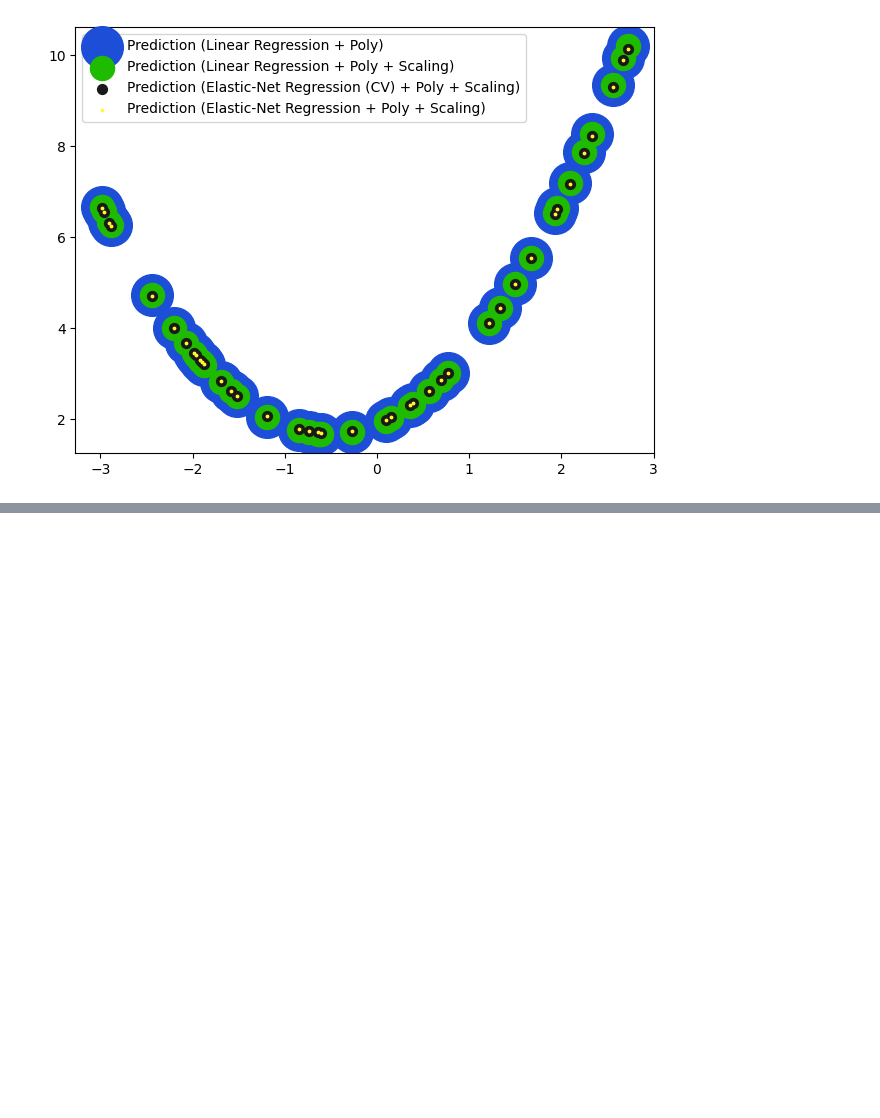
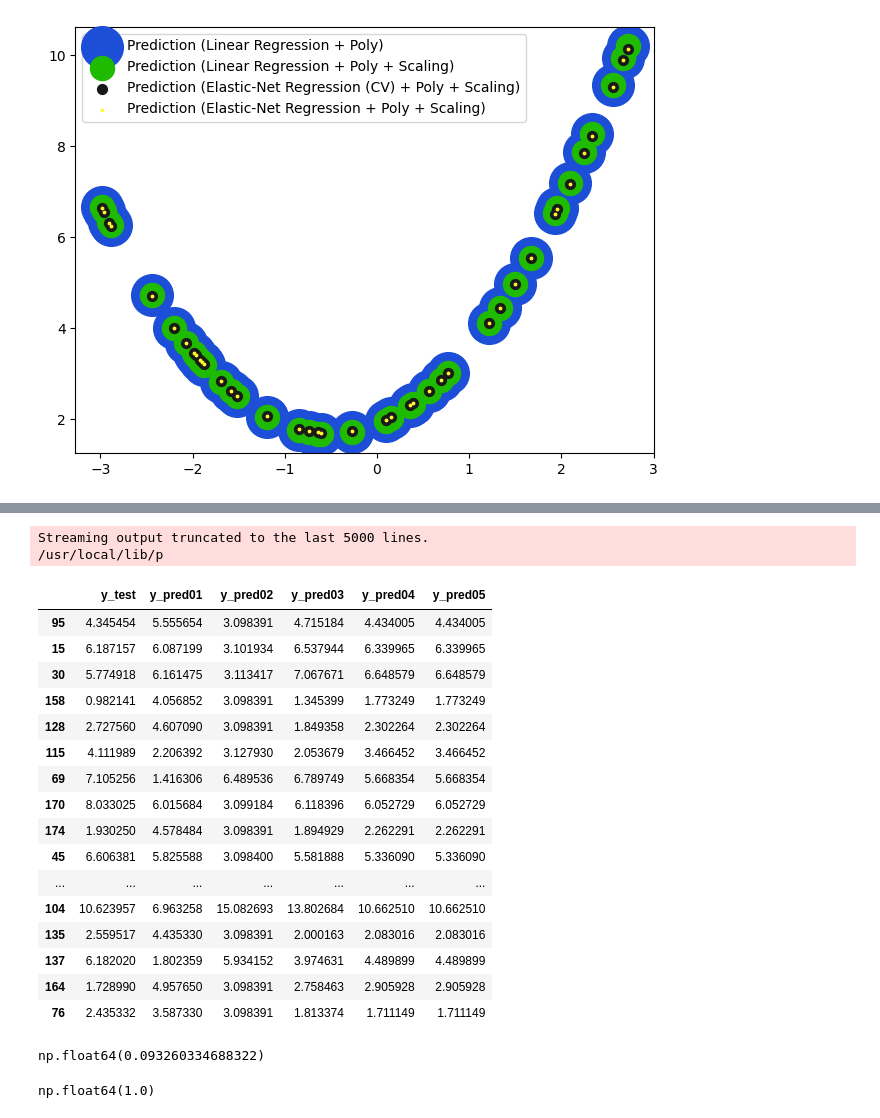
Before and after one commit to FredArgoX/ChaoticTest_DataX, a Jupyter notebook: ChaoticTest_PolyRegres.ipynb, the cells around one changed output, grey strips where cells are left out. Drawn from its saved outputs; the diff is of its cells as text; code cells hidden in the pictures; blank space fills up the shorter version.

```diff
--- a/ChaoticTest_PolyRegres.ipynb
+++ b/ChaoticTest_PolyRegres.ipynb
@@ -517,0 +622,65 @@ plt.show()
+# %%
+# --------------------------------------------------------------------------
+# MODEL TRAINING AND PREDICTION
+
+# Model creation and  training
+
+model01 = LinearRegression()
+model02 = LinearRegression()
+model03 = LinearRegression()
+model04 = ElasticNetCV(alphas=np.logspace(-6,6,100), l1_ratio=np.linspace(0.0, 1.0, 101), cv=5, random_state=36)
+from sklearn.linear_model import ElasticNet
+model05 = ElasticNet(alpha=1000.0, l1_ratio=0.5)
+
+model01.fit(X_train, y_train)
+model02.fit(X_train_poly, y_train)
+model03.fit(X_train_scaled, y_train)
+model04.fit(X_train_scaled, y_train)
+model05.fit(X_train_scaled, y_train)
+
+# Make predictions on the test set
+y_pred01 = model01.predict(X_test)
+y_pred02 = model02.predict(X_test_poly)
+y_pred03 = model03.predict(X_test_scaled)
+y_pred04 = model04.predict(X_test_scaled)
+y_pred05 = model04.predict(X_test_scaled)
+# %% [output]
+Streaming output truncated to the last 5000 lines.
+/usr/local/lib/p
+# %%
+# Predictions DataFrame
+df_preds = pd.DataFrame({
+    'y_test': y_test,
+    'y_pred01': y_pred01,
+    'y_pred02': y_pred02,
+    'y_pred03': y_pred03,
+    'y_pred04': y_pred04,
+    'y_pred05': y_pred05,
+})
+df_preds
+# %% [output]
+|  | y_test | y_pred01 | y_pred02 | y_pred03 | y_pred04 | y_pred05 |
+| 95 | 4.345454 | 5.555654 | 3.098391 | 4.715184 | 4.434005 | 4.434005 |
+| 15 | 6.187157 | 6.087199 | 3.101934 | 6.537944 | 6.339965 | 6.339965 |
+| 30 | 5.774918 | 6.161475 | 3.113417 | 7.067671 | 6.648579 | 6.648579 |
+| 158 | 0.982141 | 4.056852 | 3.098391 | 1.345399 | 1.773249 | 1.773249 |
+| 128 | 2.727560 | 4.607090 | 3.098391 | 1.849358 | 2.302264 | 2.302264 |
+| 115 | 4.111989 | 2.206392 | 3.127930 | 2.053679 | 3.466452 | 3.466452 |
+| 69 | 7.105256 | 1.416306 | 6.489536 | 6.789749 | 5.668354 | 5.668354 |
+| 170 | 8.033025 | 6.015684 | 3.099184 | 6.118396 | 6.052729 | 6.052729 |
+| 174 | 1.930250 | 4.578484 | 3.098391 | 1.894929 | 2.262291 | 2.262291 |
+| 45 | 6.606381 | 5.825588 | 3.098400 | 5.581888 | 5.336090 | 5.336090 |
+| ... | ... | ... | ... | ... | ... | ... |
+| 104 | 10.623957 | 6.963258 | 15.082693 | 13.802684 | 10.662510 | 10.662510 |
+| 135 | 2.559517 | 4.435330 | 3.098391 | 2.000163 | 2.083016 | 2.083016 |
+| 137 | 6.182020 | 1.802359 | 5.934152 | 3.974631 | 4.489899 | 4.489899 |
+| 164 | 1.728990 | 4.957650 | 3.098391 | 2.758463 | 2.905928 | 2.905928 |
+| 76 | 2.435332 | 3.587330 | 3.098391 | 1.813374 | 1.711149 | 1.711149 |
+# %%
+model04.alpha_
+# %% [output]
+np.float64(0.093260334688322)
+# %%
+model04.l1_ratio_
+# %% [output]
+np.float64(1.0)
```
Also changed, not shown: parts of 11 cells of this notebook.
